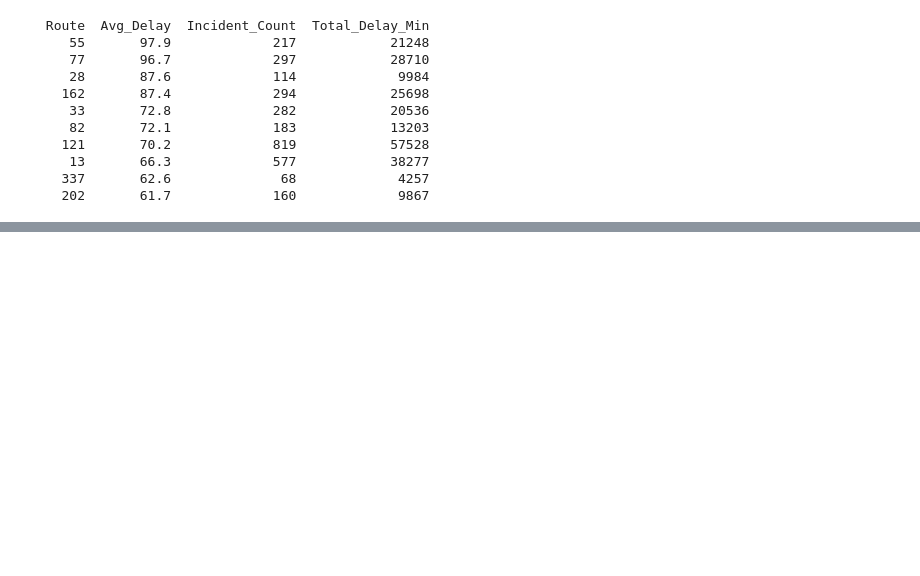
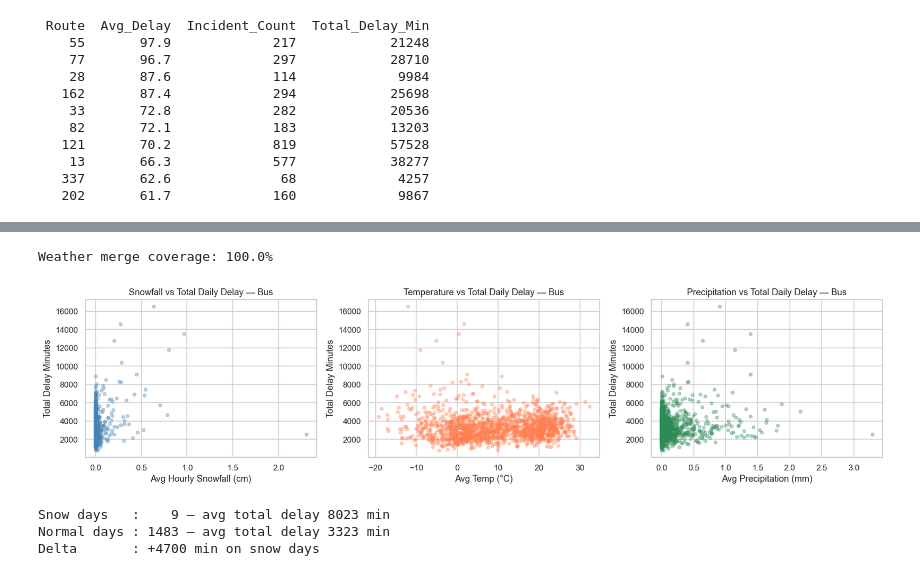
Before and after one commit to jasonqiu0/ttc-delay-analysis, a Jupyter notebook: bus.ipynb, the cells around one changed output, grey strips where cells are left out. Cells and saved outputs as stored; diff of their text form; code cells hidden in the pictures; blank space fills up the shorter version.

Commit message:
Weather Integration

```diff
--- a/bus.ipynb
+++ b/bus.ipynb
@@ -555,0 +634,49 @@ print(route_avg_filtered[["Route","Avg_Delay","Incident_Count","Total_Delay_Min"
+# %%
+df["hour_floor"] = df["Datetime"].dt.floor("h")
+df = df.merge(
+    df_weather.rename(columns={"time": "hour_floor"}),
+    on="hour_floor", how="left",
+)
+print(f"Weather merge coverage: {df['temperature_2m'].notna().mean():.1%}")
+df = df.drop(columns=["hour_floor"])
+# %% [output]
+Weather merge coverage: 100.0%
+# %%
+df_daily = (
+    df.groupby(df["Datetime"].dt.date)
+    .agg(
+        Total_Delay_Min=("Min Delay", "sum"),
+        Avg_Snowfall=("snowfall", "mean"),
+        Avg_Temp=("temperature_2m", "mean"),
+        Avg_Precip=("precipitation", "mean"),
+    )
+    .reset_index()
+    .rename(columns={"Datetime": "Date"})
+)
+
+fig, axes = plt.subplots(1, 3, figsize=(16, 4))
+axes[0].scatter(df_daily["Avg_Snowfall"], df_daily["Total_Delay_Min"], alpha=0.35, color="steelblue", s=18)
+axes[0].set_xlabel("Avg Hourly Snowfall (cm)"); axes[0].set_ylabel("Total Delay Minutes")
+axes[0].set_title("Snowfall vs Total Daily Delay — Bus")
+
+axes[1].scatter(df_daily["Avg_Temp"], df_daily["Total_Delay_Min"], alpha=0.35, color="coral", s=18)
+axes[1].set_xlabel("Avg Temp (°C)"); axes[1].set_ylabel("Total Delay Minutes")
+axes[1].set_title("Temperature vs Total Daily Delay — Bus")
+
+axes[2].scatter(df_daily["Avg_Precip"], df_daily["Total_Delay_Min"], alpha=0.35, color="seagreen", s=18)
+axes[2].set_xlabel("Avg Precipitation (mm)"); axes[2].set_ylabel("Total Delay Minutes")
+axes[2].set_title("Precipitation vs Total Daily Delay — Bus")
+
+plt.tight_layout()
+plt.show()
+
+snow_days   = df_daily[df_daily["Avg_Snowfall"] > 0.5]
+normal_days = df_daily[df_daily["Avg_Snowfall"] <= 0.5]
+print(f"Snow days   : {len(snow_days):>4} — avg total delay {snow_days['Total_Delay_Min'].mean():.0f} min")
+print(f"Normal days : {len(normal_days):>4} — avg total delay {normal_days['Total_Delay_Min'].mean():.0f} min")
+print(f"Delta       : +{snow_days['Total_Delay_Min'].mean() - normal_days['Total_Delay_Min'].mean():.0f} min on snow days")
+# %% [output]
+[figure, added]
+Snow days   :    9 — avg total delay 8023 min
+Normal days : 1483 — avg total delay 3323 min
+Delta       : +4700 min on snow days
```
Also changed, not shown: parts of 4 cells of this notebook.
